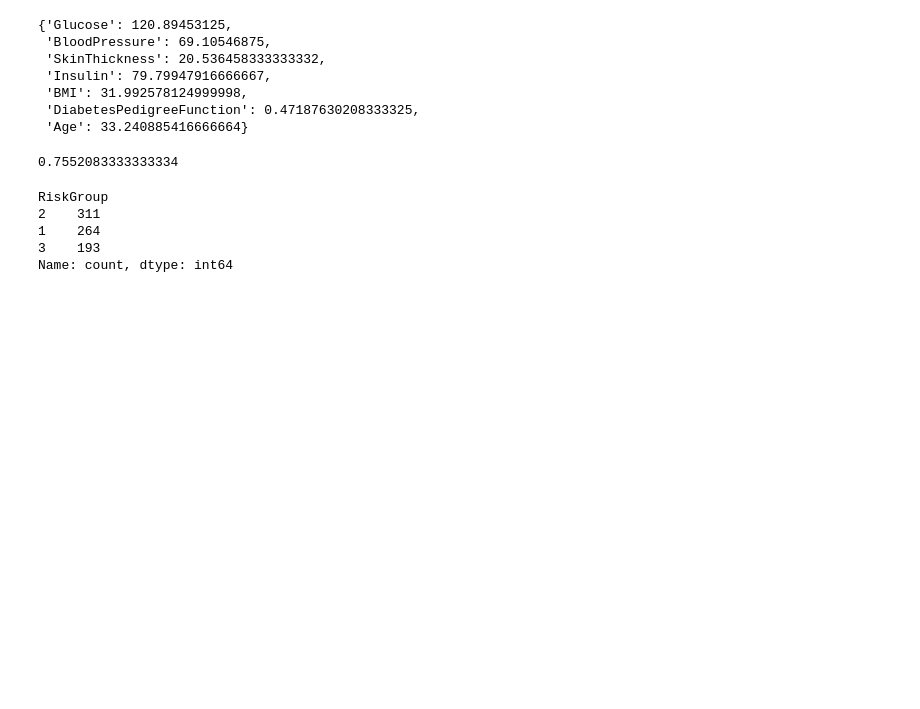
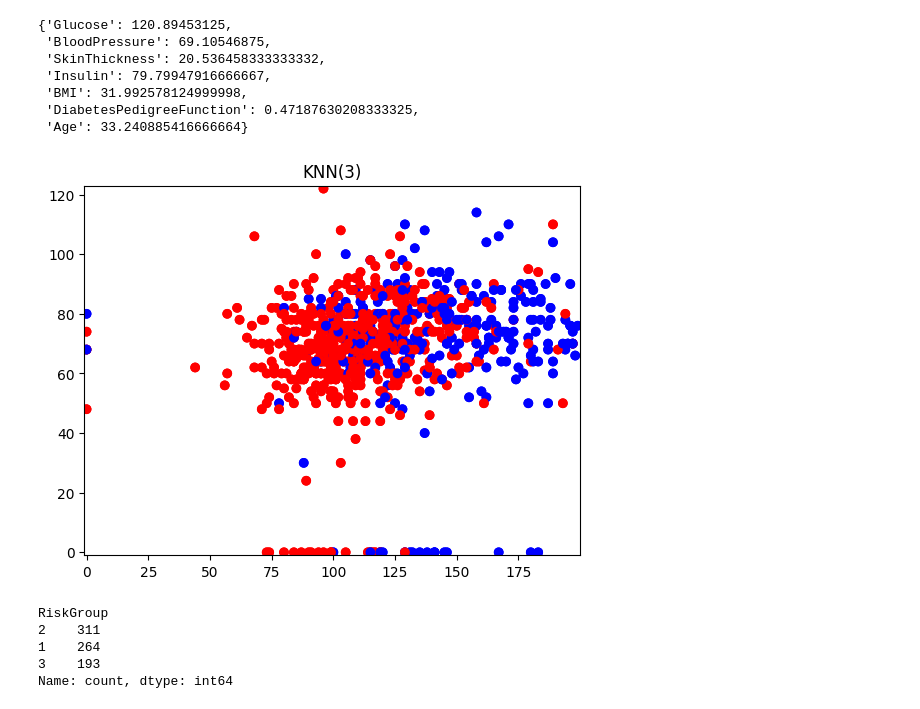
Before and after one commit to woooocoder/machine-learning, a Jupyter notebook: diabetes-ml/diabetes.ipynb, the cells around one changed output. Cells and saved outputs as stored; diff of their text form; code cells hidden in the pictures; blank space fills up the shorter version.

```diff
--- a/diabetes-ml/diabetes.ipynb
+++ b/diabetes-ml/diabetes.ipynb
@@ -97,18 +97,41 @@ means
 # %%
 import matplotlib.pyplot as plt
 from sklearn.neighbors import KNeighborsClassifier
 from sklearn.metrics import accuracy_score
 import numpy as np
+from matplotlib.colors import ListedColormap
+
+
 X = Diabetes[['Glucose', 'BloodPressure', 'SkinThickness', 'Insulin', 'BMI', 'DiabetesPedigreeFunction', 'Age']].values
 y = Diabetes['Outcome'].values
 
-knn = KNeighborsClassifier(n_neighbors=3)
-knn.fit(X_train, y_train.ravel())
-y_pred = knn.predict(X_test)
-accuracy = (y_pred == y_test.ravel()).mean()
-print(accuracy)
+# y_pred = knn.predict(X_test)
+# accuracy = (y_pred == y_test.ravel()).mean()
+# print(accuracy)
+
+cmap_light = ListedColormap(['#FFAAAA', '#AAFFAA', '#AAAAFF'])
+cmap_bold = ListedColormap(['#FF0000', '#00FF00', '#0000FF'])
+
+h=.02
+
+
+for weights in ['uniform', 'distance']:
+    knn = KNeighborsClassifier(n_neighbors=3)
+    knn.fit(X_train, y_train.ravel())
+
+    x_min, x_max = X[:, 0].min() - 1, X[:, 0].max() + 1
+    y_min, y_max = X[:, 1].min() - 1, X[:, 1].max() + 1
+    xx, yy = np.meshgrid(np.arange(x_min, x_max, h), np.arange(y_min, y_max, h))
+    Z = knn.predict(X_test)
+
+    plt.scatter(X[:, 0], X[:, 1], c=y, cmap=cmap_bold)
+    plt.xlim(xx.min(), xx.max())
+    plt.ylim(yy.min(), yy.max())
+    plt.title("KNN(3)")
+
+plt.show()
 # %% [output]
-0.7552083333333334
+[figure, added]
 # %%
 from sklearn.decomposition import PCA
 from sklearn.metrics import confusion_matrix, ConfusionMatrixDisplay
```
Also changed, not shown: parts of 3 cells of this notebook, 1 other file.
